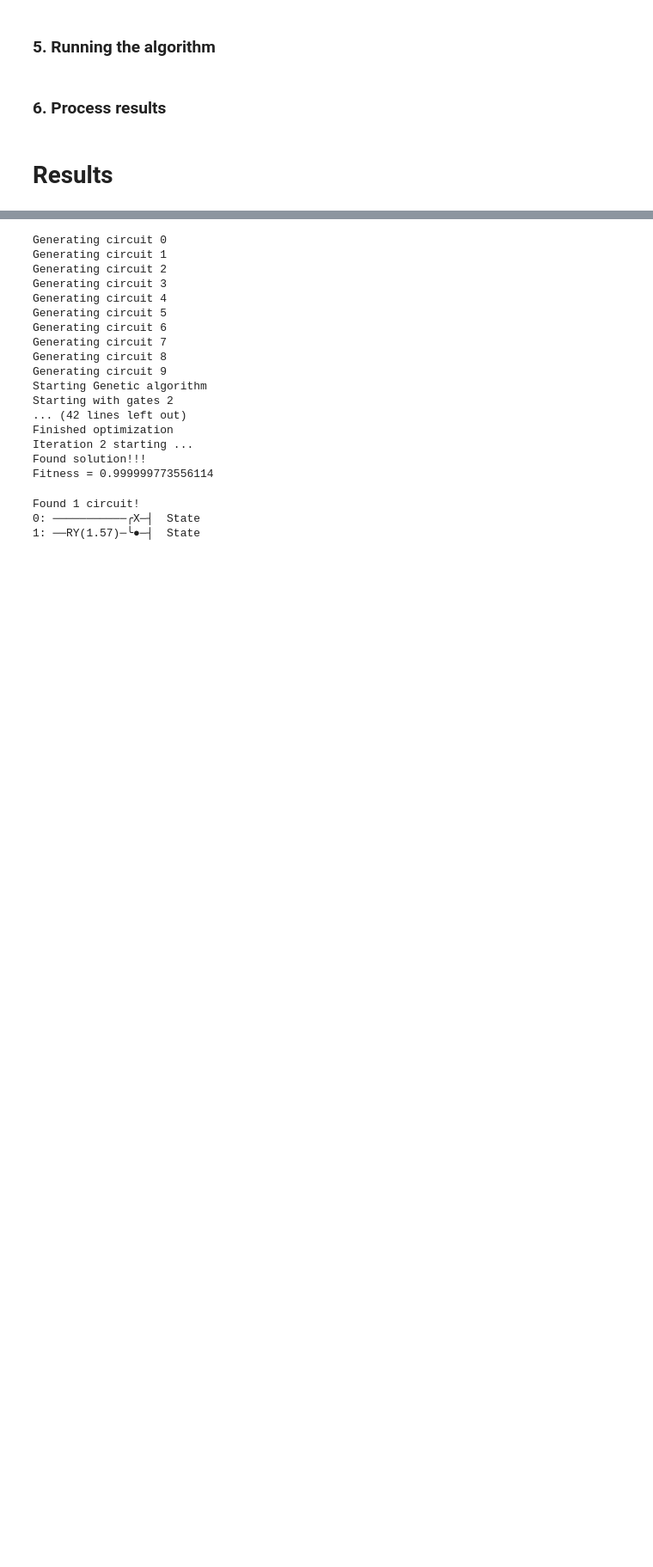
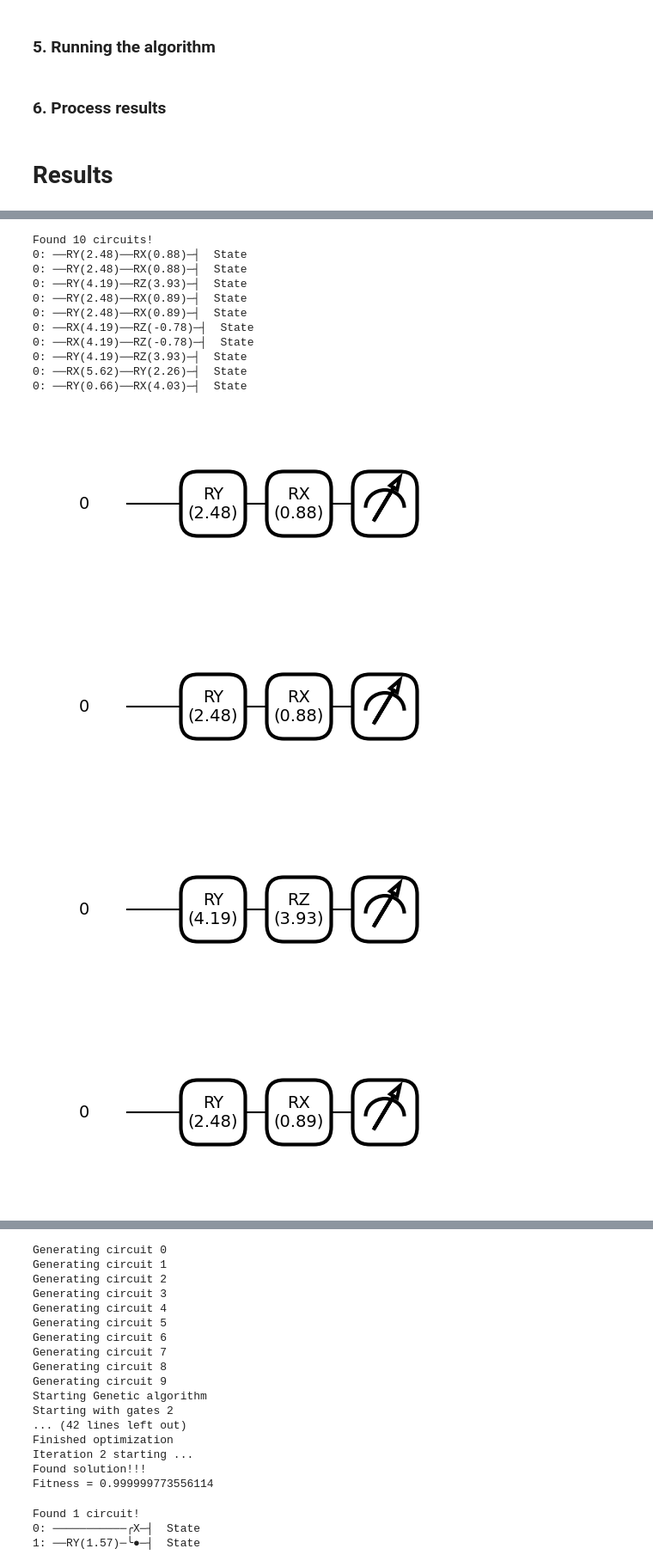
Before and after one commit to Ashutosh-Mishra2/GA_circuit_design, a Jupyter notebook: quantum_circuit_design.ipynb, the cells around one changed output, grey strips where cells are left out. Shown: that part at 86% size. Saved outputs shown, nothing was run; the diff lists cells and outputs as text; code cells hidden in the pictures; blank space fills up the shorter version.

Commit message:
Added magic states

```diff
--- a/quantum_circuit_design.ipynb
+++ b/quantum_circuit_design.ipynb
@@ -445,0 +453,31 @@ def process_results(final_result):
+# %%
+MAX_GATES = 10
+MAX_ITER = 15
+
+n_qubits = 1
+dev = qml.device("default.qubit", wires=n_qubits)
+
+beta = np.pi/3
+psi_target = np.array([np.cos(beta) , np.exp(1j*np.pi/4)*np.sin(beta)]) # Magic state T_0
+psi_target = psi_target/np.linalg.norm(psi_target)
+
+basis_gates = [qml.RX, qml.RY, qml.RZ] # No CNOT in the basis gates as we are only using 1 qubit
+basis_gates2 = [qml.RX, qml.RY, qml.RZ]
+
+# reinitializing dev
+
+@qml.qnode(dev)
+def circuit_from_list(gates_list):
+    """
+    Construct a quantum circuit from a list of gates.
+    And returns the state of the qubits at the end of the circuit.
+
+    Args:
+        gates_list (List[qml.operation.Operation]): List of gates.
+
+    Returns:
+        qml.state: State of the qubits at the end of the circuit.
+    """
+    for gate in gates_list:
+        qml.apply(gate)
+    return qml.state()
@@ -445,0 +488,7 @@ def process_results(final_result):
+# %%
+final_result = generate_circuits(
+                    psi_target=psi_target,
+                    n=10,
+                    n_gates=1,
+                    fitness_tol=0.99
+)
@@ -445,0 +513,18 @@ def process_results(final_result):
+# %%
+process_results(final_result)
+# %% [output]
+Found 10 circuits!
+0: ──RY(2.48)──RX(0.88)─┤  State
+0: ──RY(2.48)──RX(0.88)─┤  State
+0: ──RY(4.19)──RZ(3.93)─┤  State
+0: ──RY(2.48)──RX(0.89)─┤  State
+0: ──RY(2.48)──RX(0.89)─┤  State
+0: ──RX(4.19)──RZ(-0.78)─┤  State
+0: ──RX(4.19)──RZ(-0.78)─┤  State
+0: ──RY(4.19)──RZ(3.93)─┤  State
+0: ──RX(5.62)──RY(2.26)─┤  State
+0: ──RY(0.66)──RX(4.03)─┤  State
+[figure, added]
+[figure, added]
+[figure, added]
+[figure, added]
```
Also changed, not shown: parts of 12 cells of this notebook, 1 other file.
